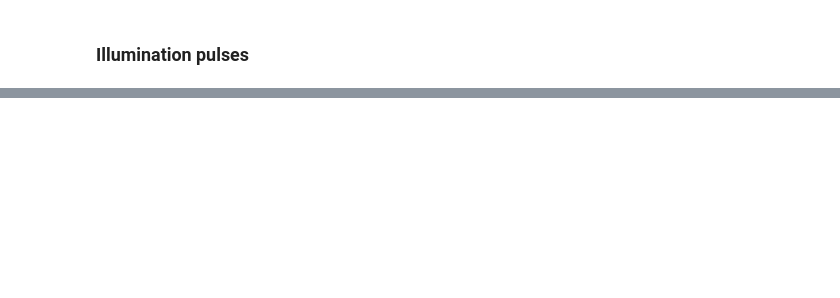
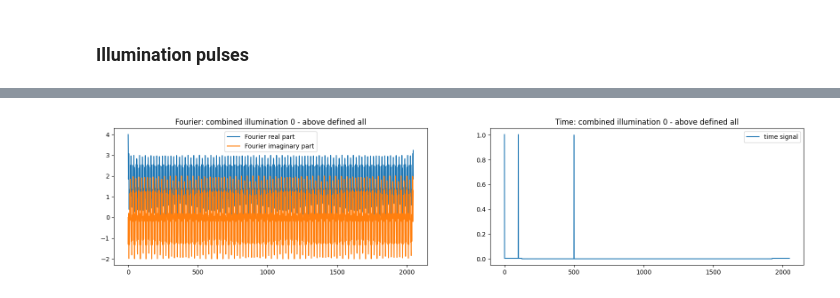
Before and after one commit to p-luesia/NLOS_dirac_not, a Jupyter notebook: experiments.ipynb, the cells around one changed output, grey strips where cells are left out. Cells and saved outputs as stored; diff of their text form; code cells hidden in the pictures; blank space fills up the shorter version.

```diff
--- a/experiments.ipynb
+++ b/experiments.ipynb
@@ -177,0 +167,4 @@ plt.show()
+# %%
+plot_pair_fourier_time(np.sum(hat_l,axis = 0).reshape(1,-1), 'combined illumination', ['above combined'])
+# %% [output]
+[figure, added]
```
Also changed, not shown: parts of 48 cells of this notebook.
